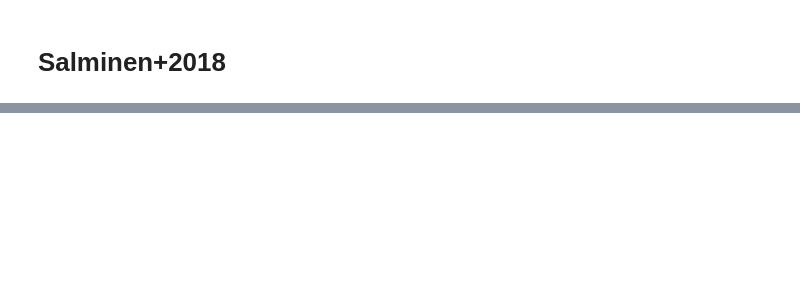
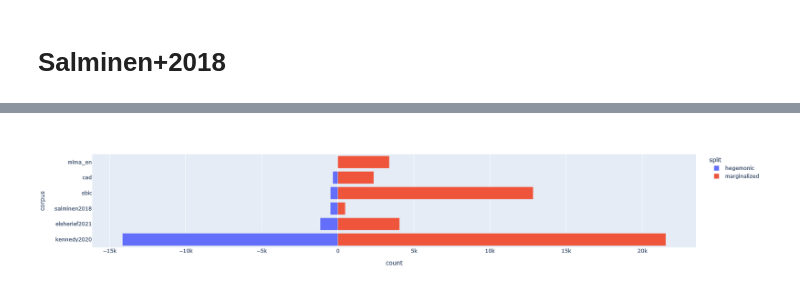
Before and after one commit to michaelmilleryoder/hate_speech_identities, a Jupyter notebook: jupyter/datasets.ipynb, the cells around one changed output, grey strips where cells are left out. Drawn from its saved outputs; the diff is of its cells as text; code cells hidden in the pictures; blank space fills up the shorter version.

```diff
--- a/jupyter/datasets.ipynb
+++ b/jupyter/datasets.ipynb
@@ -843,0 +958,7 @@ print(len(data))
+# %%
+vc = targeted.group_label.value_counts()
+line.extend([vc['hegemonic'], vc['marginalized'], vc['other']])
+print(line)
+group_label_distros.append(line)
+print(group_label_distros)
+pd.concat([vc, targeted.group_label.value_counts(normalize=True)], axis=1)
@@ -843,0 +1047,6 @@ print(len(data))
+# %%
+# Should have just made it a dataframe from the beginning
+distros = pd.DataFrame(group_label_distros, columns=['corpus', 'total_items', 'items_labeled_with_target', 'count_hegemonic', 'count_marginalized', 'count_other'])
+distros['count_hegemonic'] = distros['count_hegemonic']*-1 # for later graphs
+distros = distros.sort_values('count_hegemonic')
+distros
@@ -843,0 +1061,4 @@ print(len(data))
+# %%
+# Convert to long-form df
+long_distros = pd.wide_to_long(distros, stubnames='count', sep='_',  i='corpus', j='split', suffix='\w+').reset_index()
+long_distros
@@ -843,0 +1083,4 @@ print(len(data))
+# %%
+selected = long_distros.query('split == "hegemonic" or split == "marginalized"').copy()
+# selected.loc[selected['split']=='hegemonic', 'count'] = selected.loc[selected['split']=='hegemonic', 'count'] * -1
+selected
@@ -843,0 +1101,5 @@ print(len(data))
+# %%
+# px.bar(selected, x='corpus', y='count', color='split', barmode='relative')
+px.bar(selected, y='corpus', x='count', color='split', barmode='relative', orientation='h')
+# %% [output]
+[figure, added]
```
Also changed, not shown: parts of 54 cells of this notebook.
